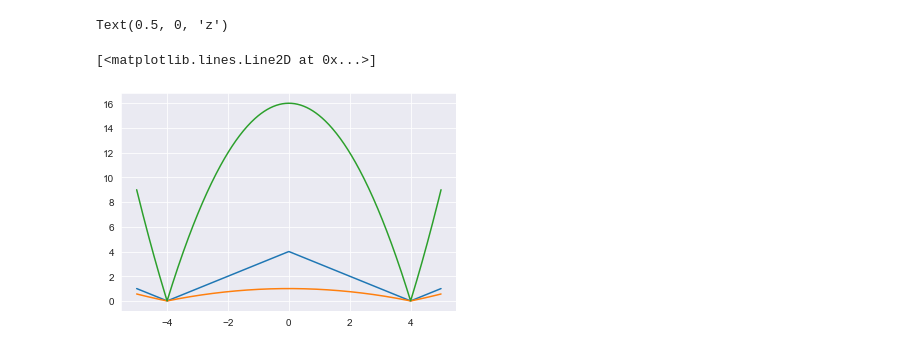
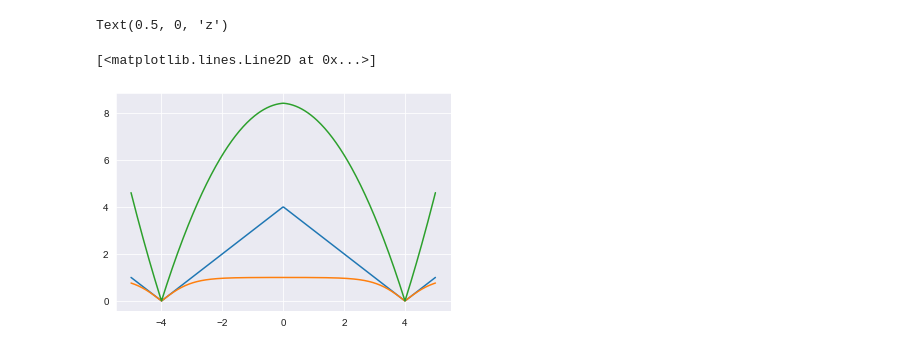
Before and after one commit to fftakumi/MOD2NN, a Jupyter notebook: Faraday/two_dim/util.ipynb, the cells around one changed output. Saved outputs shown, nothing was run; the diff lists cells and outputs as text; code cells hidden in the pictures.

```diff
--- a/Faraday/two_dim/util.ipynb
+++ b/Faraday/two_dim/util.ipynb
@@ -320,10 +321,10 @@ Text(0.5, 0, 'z')
 # %%
 a = 4
 x = np.linspace(-5, 5, 400)
 y = np.abs(a-np.abs(x))
 plt.plot(x, y)
-plt.plot(x, np.abs((1-(x/a)**2)))
-plt.plot(x, np.abs((a**2-x**2)))
+plt.plot(x, np.abs(np.tanh(a-np.abs(x))))
+plt.plot(x, 0.1*np.abs(a-np.abs(x)) + 0.5*np.abs(a**2-x**2))
 # %% [output]
 [<matplotlib.lines.Line2D at 0x...>]
-[figure, old version]
+[figure, new version]
```
Also changed, not shown: parts of 5 cells of this notebook, 4 other files.
